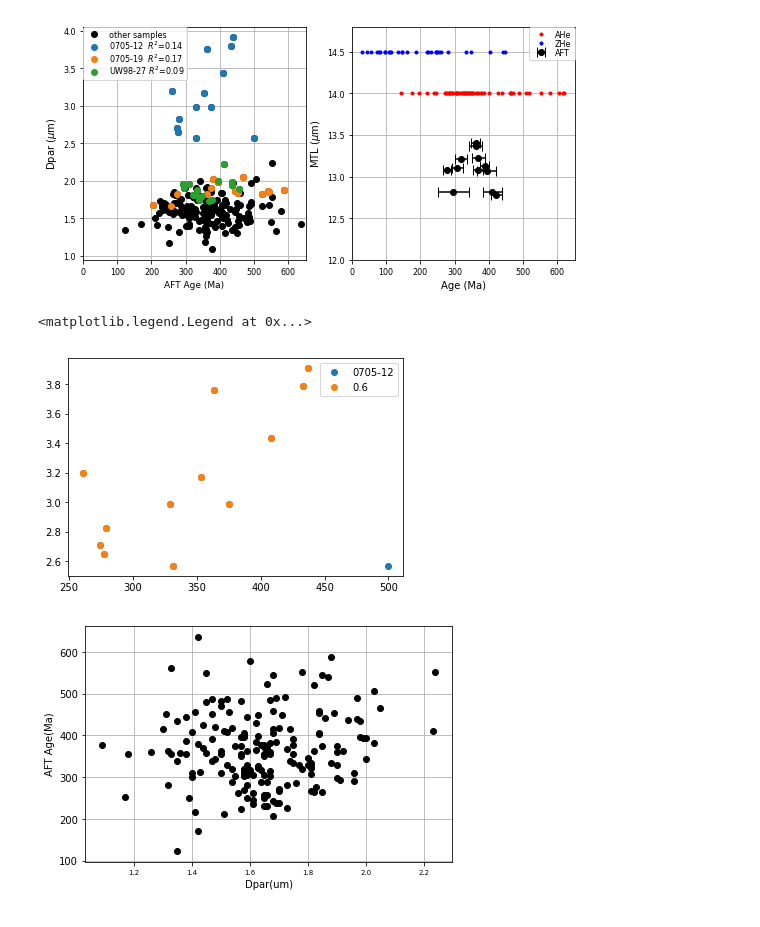
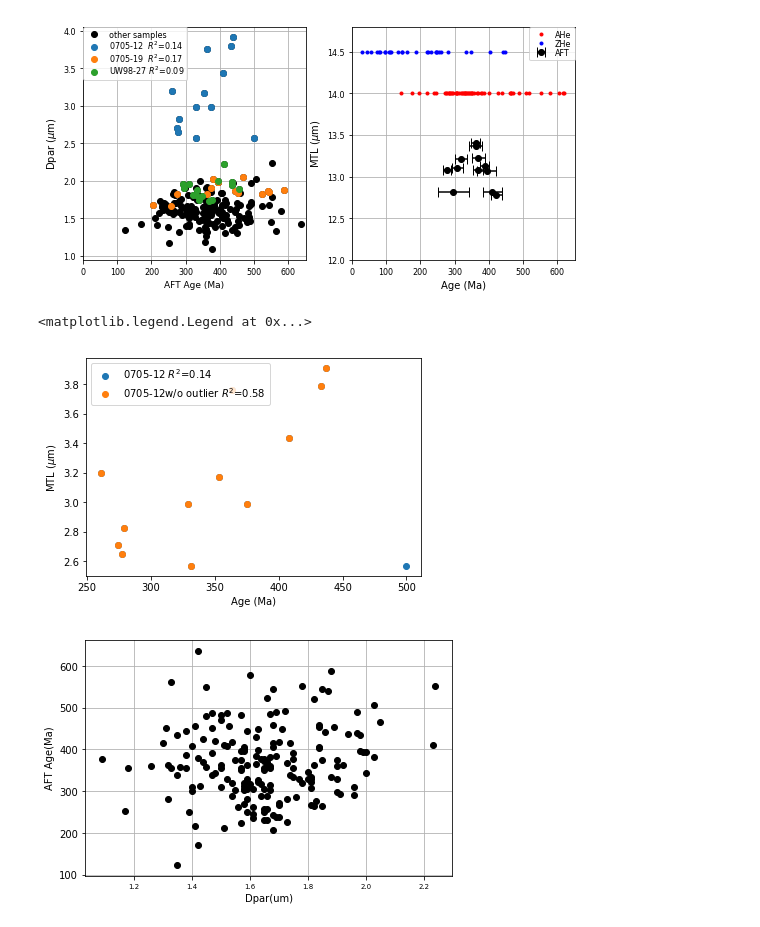
Before and after one commit to saraemp/10.1029-2019TC005988, a Jupyter notebook: AFT_age_vs_Dpar.ipynb, the cells around one changed output. Drawn from its saved outputs; the diff is of its cells as text; code cells hidden in the pictures.

```diff
--- a/AFT_age_vs_Dpar.ipynb
+++ b/AFT_age_vs_Dpar.ipynb
@@ -57,20 +121,25 @@ plt.savefig("./Fig_3Dpar&MTL_vs_AFT_age_180420.pdf", borderaxespad=lbp, fontsize
 # %%
 #Checking correlation for sample '0705-12' and
 i=0
 plt.plot( data.Age_Ma[data.SampleID==largeDpar[i]], data.Dpar_um[data.SampleID==largeDpar[i]],'o',
-         label=largeDpar[i])
+          label=str(largeDpar[i])+
+          str(' $R^2$=')+
+          str(round(scipy.stats.linregress(data.Age_Ma[data.SampleID==largeDpar[i]], data.Dpar_um[data.SampleID==largeDpar[i]])[2]**2,2)))
+
+
 plt.plot(np.concatenate([data.iloc[75:84,12],data.iloc[85:88,12]]),
         np.concatenate([data.iloc[75:84,10],data.iloc[85:88,10]]),'o',
-        label=str(round(scipy.stats.linregress(np.concatenate([data.iloc[75:84,12],data.iloc[85:88,12]]),
-                             np.concatenate([data.iloc[75:84,10],data.iloc[85:88,10]]))[2]**2,1)))
+        label=str('0705-12w/o outlier')+' $R^2$='+str(round(scipy.stats.linregress(np.concatenate([data.iloc[75:84,12],data.iloc[85:88,12]]),
+                             np.concatenate([data.iloc[75:84,10],data.iloc[85:88,10]]))[2]**2,2)))
 
 round(scipy.stats.linregress(np.concatenate([data.iloc[75:84,12],data.iloc[85:88,12]]),
-                             np.concatenate([data.iloc[75:84,10],data.iloc[85:88,10]]))[2]**2,1)
-
-plt.legend()
+                             np.concatenate([data.iloc[75:84,10],data.iloc[85:88,10]]))[2]**2,2)
+plt.xlabel('Age (Ma)')
+plt.ylabel('MTL ($\mu$m)')
+plt.legend(loc='upper left')
 # %% [output]
 <matplotlib.legend.Legend at 0x...>
-[figure, old version]
+[figure, new version]
 # %%
 fig= plt.plot( figsize=(3.7, 3,7))# This size is in inches
 
```
Also changed, not shown: parts of 5 cells of this notebook, 1 other file.
